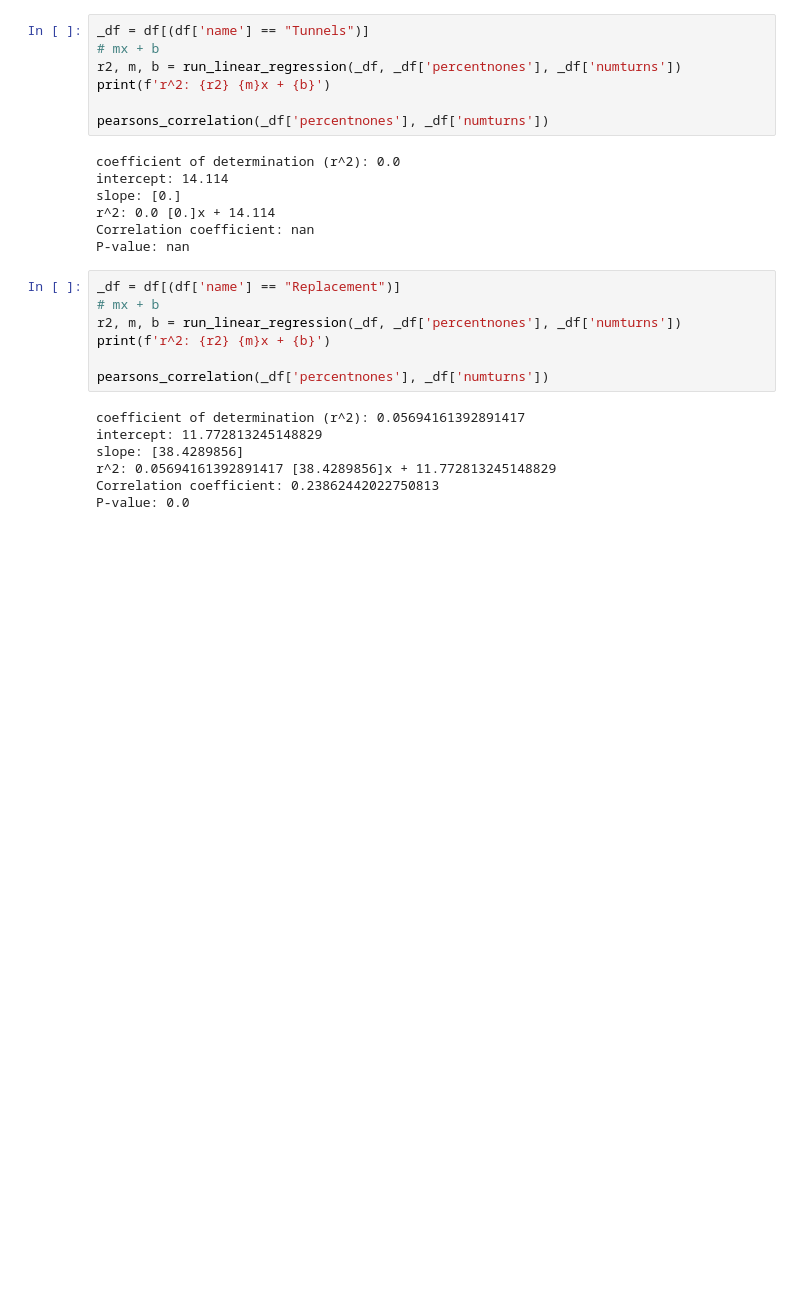
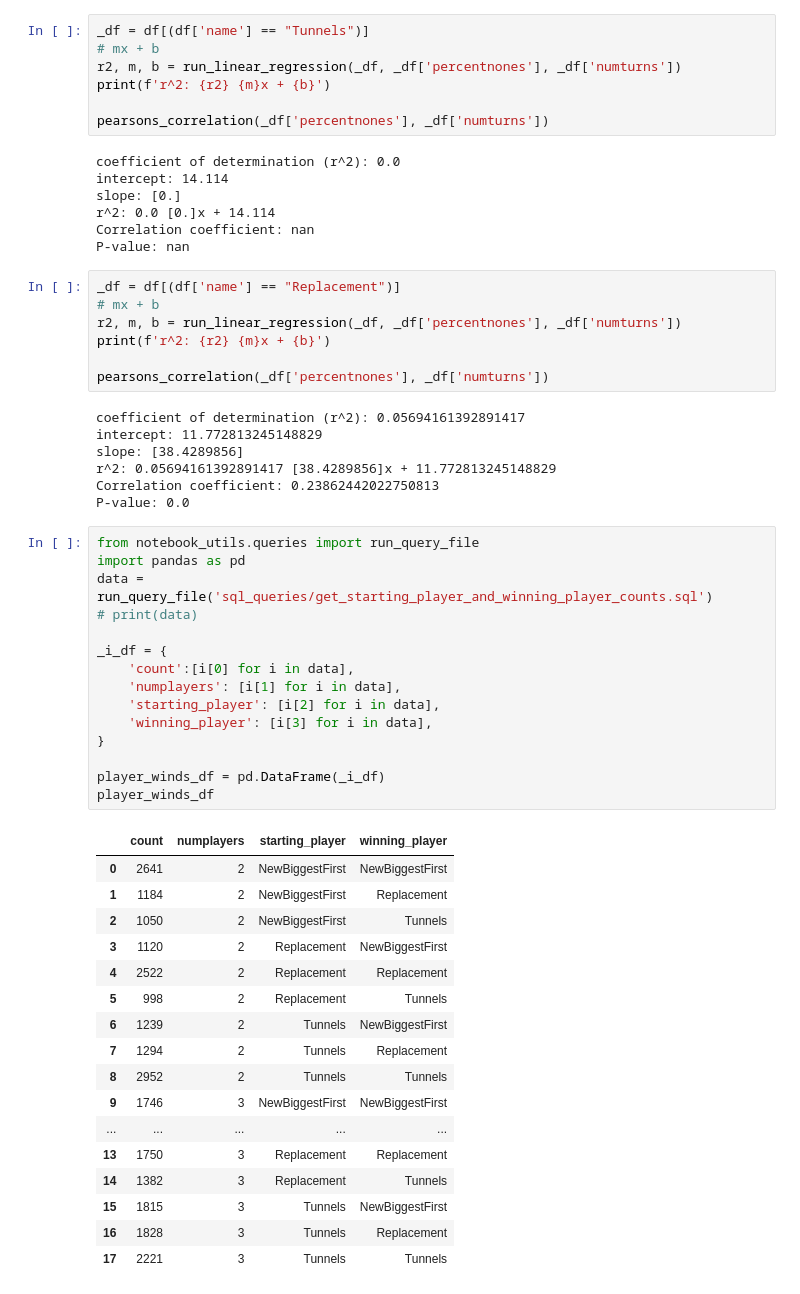
Before and after one commit to P-Hicks/SeniorResearchProject, a Jupyter notebook: notebooks_stats_and_tests.ipynb, the cells around one changed output. Cells and saved outputs as stored; diff of their text form; blank space fills up the shorter version.

```diff
--- a/notebooks_stats_and_tests.ipynb
+++ b/notebooks_stats_and_tests.ipynb
@@ -561,3 +561,36 @@ slope: [38.4289856]
 r^2: 0.05694161392891417 [38.4289856]x + 11.772813245148829
 Correlation coefficient: 0.23862442022750813
 P-value: 0.0
+# %%
+from notebook_utils.queries import run_query_file
+import pandas as pd
+data = run_query_file('sql_queries/get_starting_player_and_winning_player_counts.sql')
+# print(data)
+
+_i_df = {
+    'count':[i[0] for i in data],
+    'numplayers': [i[1] for i in data],
+    'starting_player': [i[2] for i in data],
+    'winning_player': [i[3] for i in data],
+}
+
+player_winds_df = pd.DataFrame(_i_df)
+player_winds_df
+# %% [output]
+|  | count | numplayers | starting_player | winning_player |
+| 0 | 2641 | 2 | NewBiggestFirst | NewBiggestFirst |
+| 1 | 1184 | 2 | NewBiggestFirst | Replacement |
+| 2 | 1050 | 2 | NewBiggestFirst | Tunnels |
+| 3 | 1120 | 2 | Replacement | NewBiggestFirst |
+| 4 | 2522 | 2 | Replacement | Replacement |
+| 5 | 998 | 2 | Replacement | Tunnels |
+| 6 | 1239 | 2 | Tunnels | NewBiggestFirst |
+| 7 | 1294 | 2 | Tunnels | Replacement |
+| 8 | 2952 | 2 | Tunnels | Tunnels |
+| 9 | 1746 | 3 | NewBiggestFirst | NewBiggestFirst |
+| ... | ... | ... | ... | ... |
+| 13 | 1750 | 3 | Replacement | Replacement |
+| 14 | 1382 | 3 | Replacement | Tunnels |
+| 15 | 1815 | 3 | Tunnels | NewBiggestFirst |
+| 16 | 1828 | 3 | Tunnels | Replacement |
+| 17 | 2221 | 3 | Tunnels | Tunnels |
```
Also changed, not shown: parts of 4 cells of this notebook, 2 other files.
